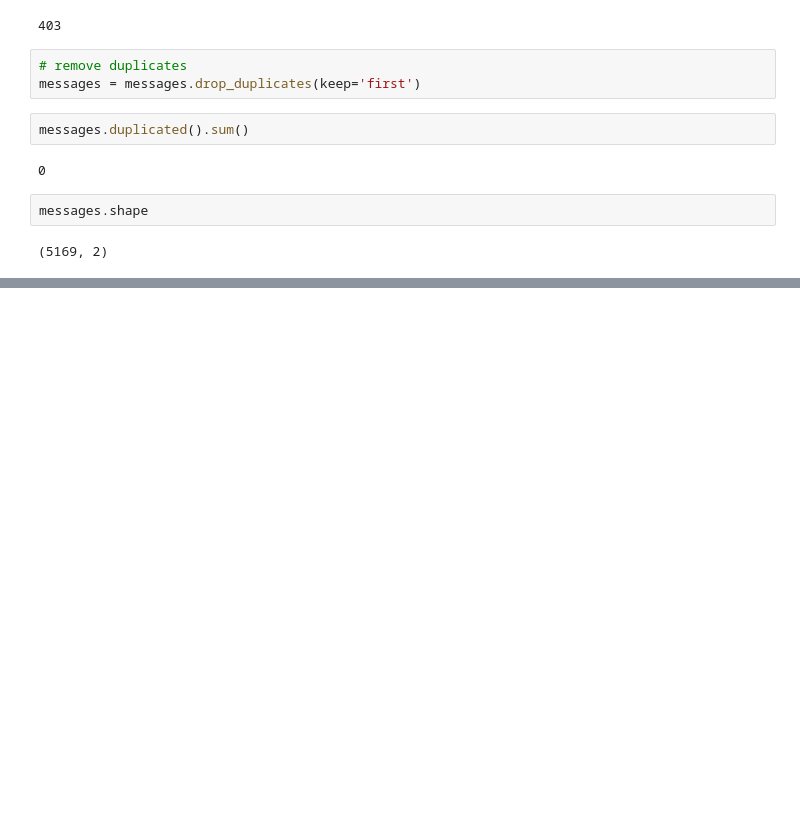
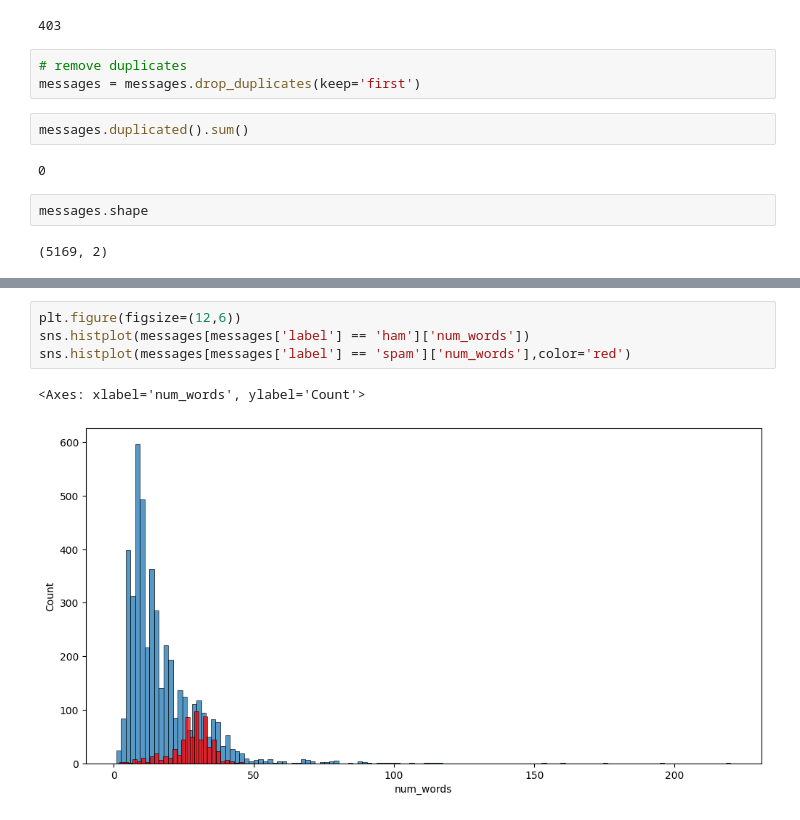
Before and after one commit to tmsachins/SMS-Spam-Classifier-BOW-TFIDF, a Jupyter notebook: Spam class BOW THIDF.ipynb, the cells around one changed output, grey strips where cells are left out. Saved outputs shown, nothing was run; the diff lists cells and outputs as text; blank space fills up the shorter version.

```diff
--- a/Spam class BOW THIDF.ipynb
+++ b/Spam class BOW THIDF.ipynb
@@ -46,0 +169,7 @@ messages.shape
+# %%
+plt.figure(figsize=(12,6))
+sns.histplot(messages[messages['label'] == 'ham']['num_words'])
+sns.histplot(messages[messages['label'] == 'spam']['num_words'],color='red')
+# %% [output]
+<Axes: xlabel='num_words', ylabel='Count'>
+[figure, added]
```
Also changed, not shown: parts of 17 cells of this notebook.
